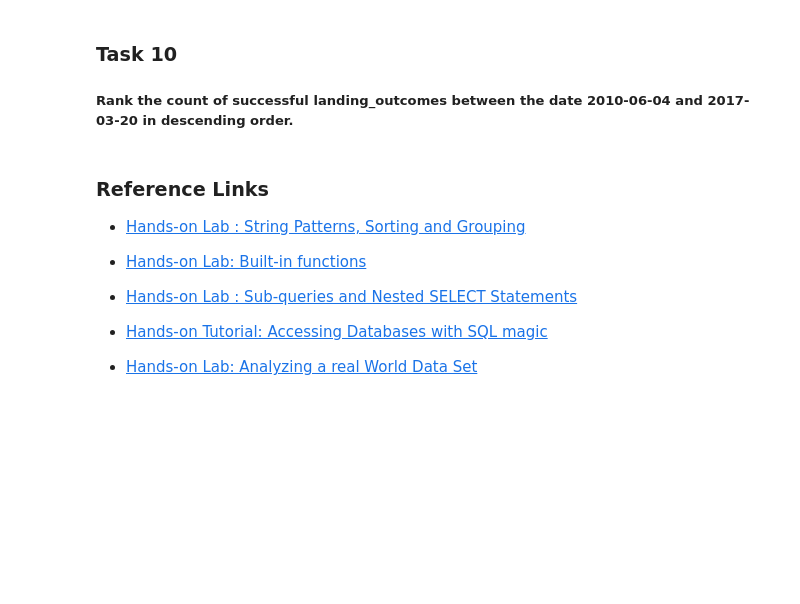
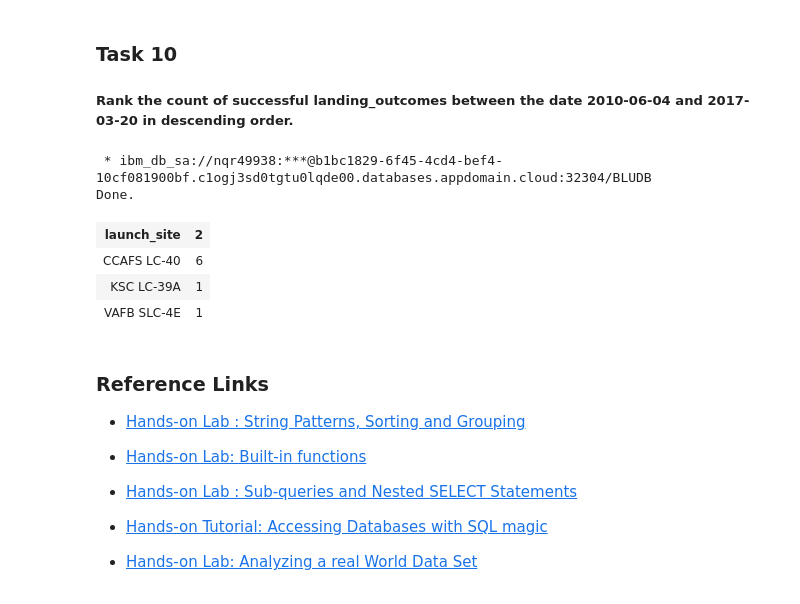
Before and after one commit to yimingli2399/IBM-Data-Science-Capstone-Project, a Jupyter notebook: EDA SQL.ipynb, the cells around one changed output. Cells and saved outputs as stored; diff of their text form; code cells hidden in the pictures; blank space fills up the shorter version.

```diff
--- a/EDA SQL.ipynb
+++ b/EDA SQL.ipynb
@@ -288,6 +309,19 @@ Done.
 ### Task 10
 
 ##### Rank the  count of  successful landing_outcomes between the date 2010-06-04 and 2017-03-20 in descending order.
+# %%
+%%sql
+select launch_site, count(*)
+from SPACEXTBL2
+where landing__outcome like '%Success%' and date between '2010-06-04' and '2017-03-20'
+group by launch_site
+# %% [output]
+ * ibm_db_sa://nqr49938:***@b1bc1829-6f45-4cd4-bef4-10cf081900bf.c1ogj3sd0tgtu0lqde00.databases.appdomain.cloud:32304/BLUDB
+Done.
+| launch_site | 2 |
+| CCAFS LC-40 | 6 |
+| KSC LC-39A | 1 |
+| VAFB SLC-4E | 1 |
 # %% [markdown]
 ### Reference Links
 
```
Also changed, not shown: parts of 2 cells of this notebook.
